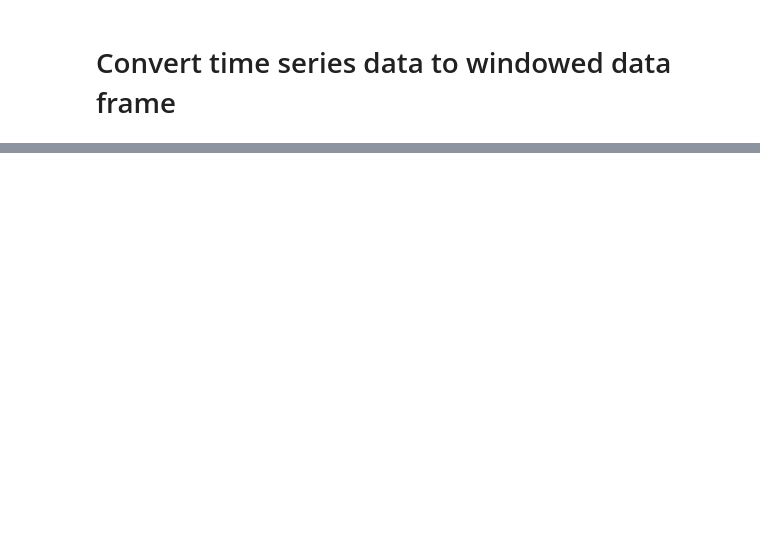
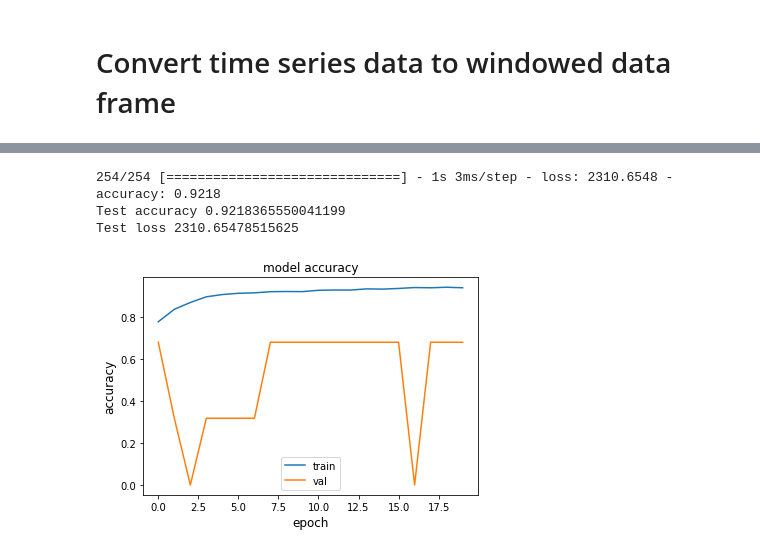
Before and after one commit to akletini/Forschungsprojekt, a Jupyter notebook: Main.ipynb, the cells around one changed output, grey strips where cells are left out. Cells and saved outputs as stored; diff of their text form; code cells hidden in the pictures; blank space fills up the shorter version.

```diff
--- a/Main.ipynb
+++ b/Main.ipynb
@@ -131,0 +190,3 @@ df_timeseries
+# %%
+model = create_model()
+keras.utils.plot_model(model, show_shapes=True)
@@ -131,0 +195,13 @@ df_timeseries
+# %%
+loss_fn = tf.keras.losses.BinaryCrossentropy()
+# %%
+model.compile(optimizer='adam',
+              loss=loss_fn,
+              metrics=['accuracy'])
+# %%
+history = model.fit(X_train,
+                    y_train,
+                    batch_size=BATCH_SIZE,
+                    callbacks=callbacks,
+                    validation_data=(X_val, y_val),
+                    epochs=EPOCHS)
@@ -131,0 +267,22 @@ df_timeseries
+# %%
+test_loss, test_acc = model.evaluate(X_test, y_test)
+
+print("Test accuracy", test_acc)
+print("Test loss", test_loss)
+# %% [output]
+254/254 [==============================] - 1s 3ms/step - loss: 2310.6548 - accuracy: 0.9218
+Test accuracy 0.9218365550041199
+Test loss 2310.65478515625
+# %%
+metric = "accuracy"
+plt.figure()
+plt.plot(history.history[metric])
+plt.plot(history.history["val_" + metric])
+plt.title("model " + metric)
+plt.ylabel(metric, fontsize="large")
+plt.xlabel("epoch", fontsize="large")
+plt.legend(["train", "val"], loc="best")
+plt.show()
+plt.close()
+# %% [output]
+[figure, added]
```
Also changed, not shown: parts of 22 cells of this notebook.
